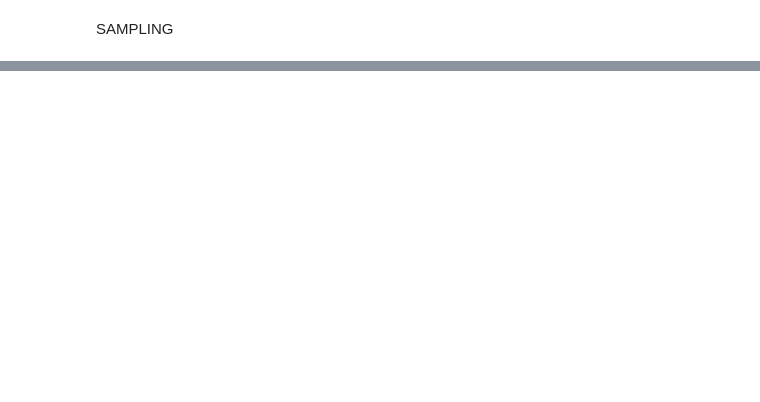
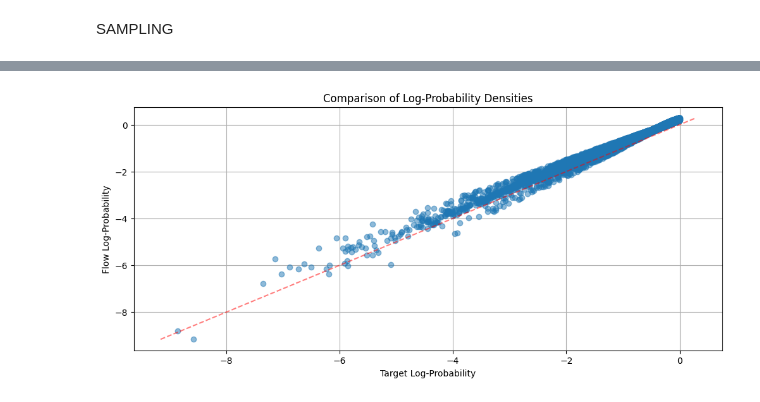
Before and after one commit to rpivi/Normalizing_Flow, a Jupyter notebook: boltzmann.ipynb, the cells around one changed output, grey strips where cells are left out. Cells and saved outputs as stored; diff of their text form; code cells hidden in the pictures; blank space fills up the shorter version.

```diff
--- a/boltzmann.ipynb
+++ b/boltzmann.ipynb
@@ -214,0 +385,16 @@ plt.show()
+# %%
+log_p_targ = log_q_target(x, T=1.0)
+log_p_flow = log_pz(z) - log_det
+plt.figure(figsize=(12, 5))
+plt.plot(log_p_targ, log_p_flow, 'o', alpha=0.5)
+plt.xlabel("Target Log-Probability")
+plt.ylabel("Flow Log-Probability")
+plt.title("Comparison of Log-Probability Densities")
+# line a 45 degree for reference
+min_val = min(jnp.min(log_p_targ), jnp.min(log_p_flow))
+max_val = max(jnp.max(log_p_targ), jnp.max(log_p_flow))
+plt.plot([min_val, max_val], [min_val, max_val], 'r--', alpha=0.5)
+plt.grid(True)
+plt.show()
+# %% [output]
+[figure, added]
```
Also changed, not shown: parts of 9 cells of this notebook.
